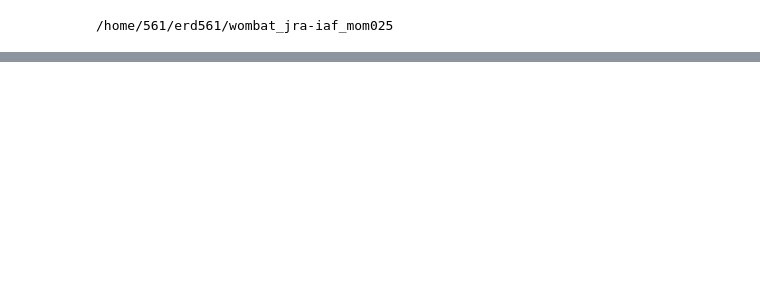
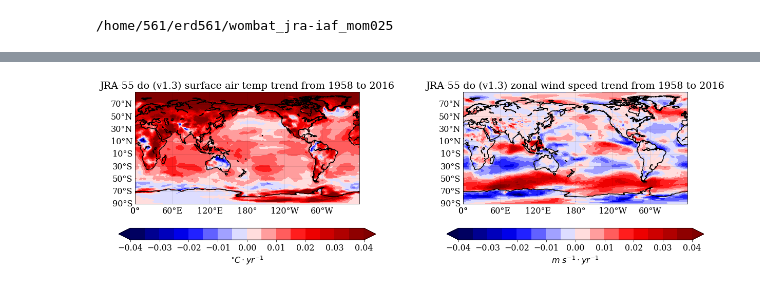
Before and after one commit to ERDuran/wombat_jra-iaf_mom025, a Jupyter notebook: c01_JRA55-do_diagnostics.ipynb, the cells around one changed output, grey strips where cells are left out. Cells and saved outputs as stored; diff of their text form; code cells hidden in the pictures; blank space fills up the shorter version.

```diff
--- a/c01_JRA55-do_diagnostics.ipynb
+++ b/c01_JRA55-do_diagnostics.ipynb
@@ -264,0 +472,84 @@ Wall time: 6min 2s
+# %%
+%%time
+
+matplotlib.rcParams.update({'font.size': 16})
+row = 1
+col = 2
+plt.rc('text', usetex=False)
+plt.rc('font', family='serif')
+
+
+plt.close('all')
+fig = plt.figure()
+fig.set_size_inches(18,6)
+
+#
+Bm = Basemap(projection='cyl', llcrnrlat=-90,urcrnrlat=90,\
+llcrnrlon=0,urcrnrlon=360, resolution='c')
+ # meshgrid of lon lats
+lons, lats = np.meshgrid(lon, lat)
+# use projection template to create x and y axis
+Bm_lons, Bm_lats = Bm(lons, lats)
+
+xx,yy = Bm(105, -15)
+value = Bm.is_land(xx,yy)
+print(value)
+
+
+##
+ax = plt.subplot(row,col,1)
+cmap = 'seismic'
+step = 0.005
+contf_lvls = np.arange(-0.04,0.04+1e-08,step)
+# draw land outlines
+Bm.drawcoastlines(linewidth=1.5)
+contf = Bm.contourf(Bm_lons, Bm_lats, tas_10m_slopes,
+                   contf_lvls, cmap=cmap, extend='both')
+# meridians. last input is meridians tick label
+Bm.drawmeridians(np.arange(0, 360, 60), linewidth=0.2, labels=[0,0,0,1])
+# parallels. last input is paralles tick label
+Bm.drawparallels(np.arange(-90, 90, 20), linewidth=0.2, labels=[1,0,0,0])
+plt.title('JRA-55 do (v1.3) surface air temp trend from 1958 to 2016')
+cbar = plt.colorbar(orientation='horizontal')
+cbar.set_label('$^{\circ}C \cdot yr^{-1}$')
+
+
+##
+ax = plt.subplot(row,col,2)
+cmap = 'seismic'
+step = 0.005
+contf_lvls = np.arange(-0.04,0.04+1e-08,step)
+# draw land outlines
+Bm.drawcoastlines(linewidth=1.5)
+contf = Bm.contourf(Bm_lons, Bm_lats, uas_10m_slopes,
+                   contf_lvls, cmap=cmap, extend='both')
+# meridians. last input is meridians tick label
+Bm.drawmeridians(np.arange(0, 360, 60), linewidth=0.2, labels=[0,0,0,1])
+# parallels. last input is paralles tick label
+Bm.drawparallels(np.arange(-90, 90, 20), linewidth=0.2, labels=[1,0,0,0])
+plt.title('JRA-55 do (v1.3) zonal wind speed trend from 1958 to 2016')
+cbar = plt.colorbar(orientation='horizontal')
+cbar.set_label('$m\ s^{-1} \cdot yr^{-1}$')
+
+
+# ax = plt.subplot(row,col,2, projection=ccrs.PlateCarree())
+# ax.coastlines()
+# cmap = 'seismic'
+# step = 0.005
+# contf_lvls = np.arange(-0.04,0.04+1e-08,step)
+# uas_10m_slopes.plot.contourf(levels=contf_lvls, cmap=cmap, extend='both')
+# # plt.title('Surface zonal wind speed ' + str(years[fid]))
+# ax.set_xticks(np.arange(100,170,10), crs=ccrs.PlateCarree())
+# ax.set_yticks(np.arange(-70,-10,10), crs=ccrs.PlateCarree())
+# ax.grid()
+
+fig.tight_layout(rect=[0, 0, 1, 0.90])
+
+# output_ls = os.listdir(figures_path)
+# if not script_name:
+#     script_name = 'test'
+# elif script_name not in output_ls:
+#     os.mkdir(figures_path + '/' + script_name)
+# plt.savefig(figures_path + '/' + script_name + '/' + script_name[0:3] \
+#             + '_fig5_.png', bbox_inches='tight', dpi=200)
+# %% [output]
@@ -264,0 +559 @@ Wall time: 6min 2s
+[figure, added]
```
Also changed, not shown: parts of 15 cells of this notebook, 7 other files.
